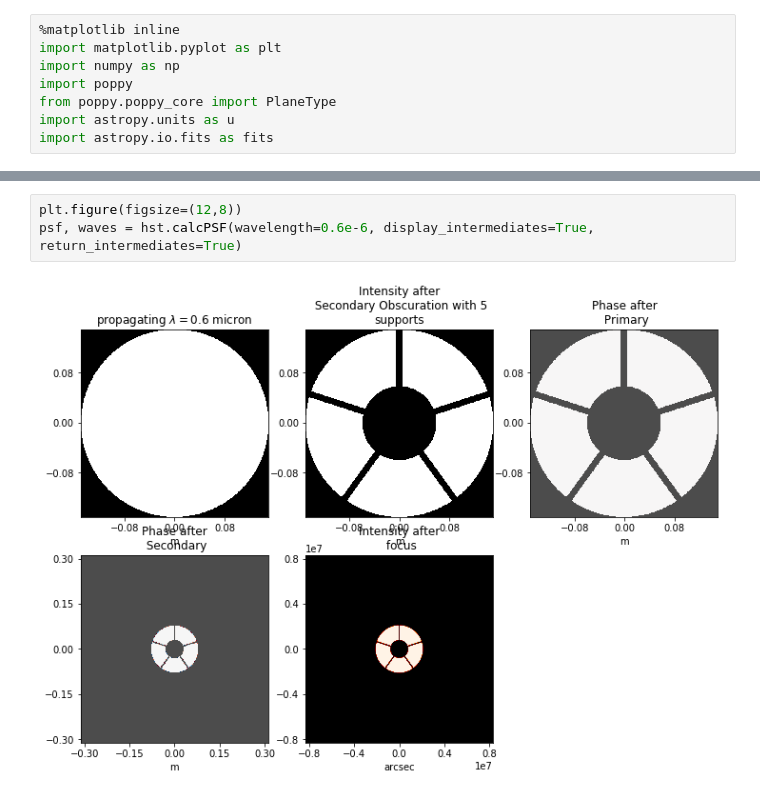
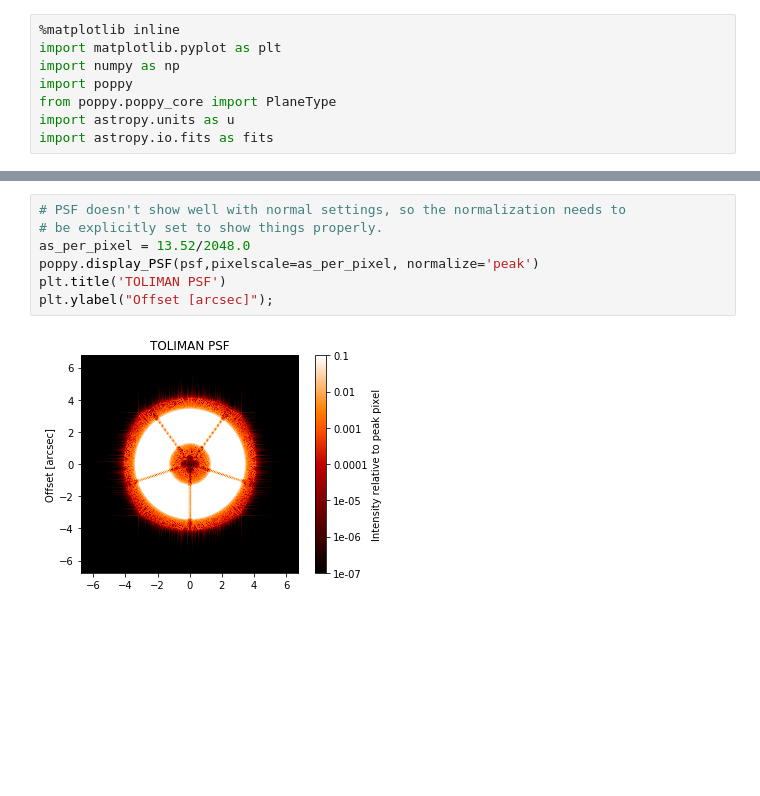
Before and after one commit to benjaminpope/toliman, a Jupyter notebook: hst_fresnel_toliman.ipynb, the cells around one changed output, grey strips where cells are left out. Cells and saved outputs as stored; diff of their text form; blank space fills up the shorter version.

```diff
--- a/hst_fresnel_toliman.ipynb
+++ b/hst_fresnel_toliman.ipynb
@@ -44,5 +54,9 @@ hst.describe()
-# %%
-plt.figure(figsize=(12,8))
-psf, waves = hst.calcPSF(wavelength=0.6e-6, display_intermediates=True, return_intermediates=True)
-# %% [output]
-[figure, removed]
+# %%
+# PSF doesn't show well with normal settings, so the normalization needs to
+# be explicitly set to show things properly.
+as_per_pixel = 13.52/2048.0
+poppy.display_PSF(psf,pixelscale=as_per_pixel, normalize='peak')
+plt.title('TOLIMAN PSF')
+plt.ylabel("Offset [arcsec]");
+# %% [output]
+[figure, added]
```
Also changed, not shown: parts of 4 cells of this notebook, 4 other files.
